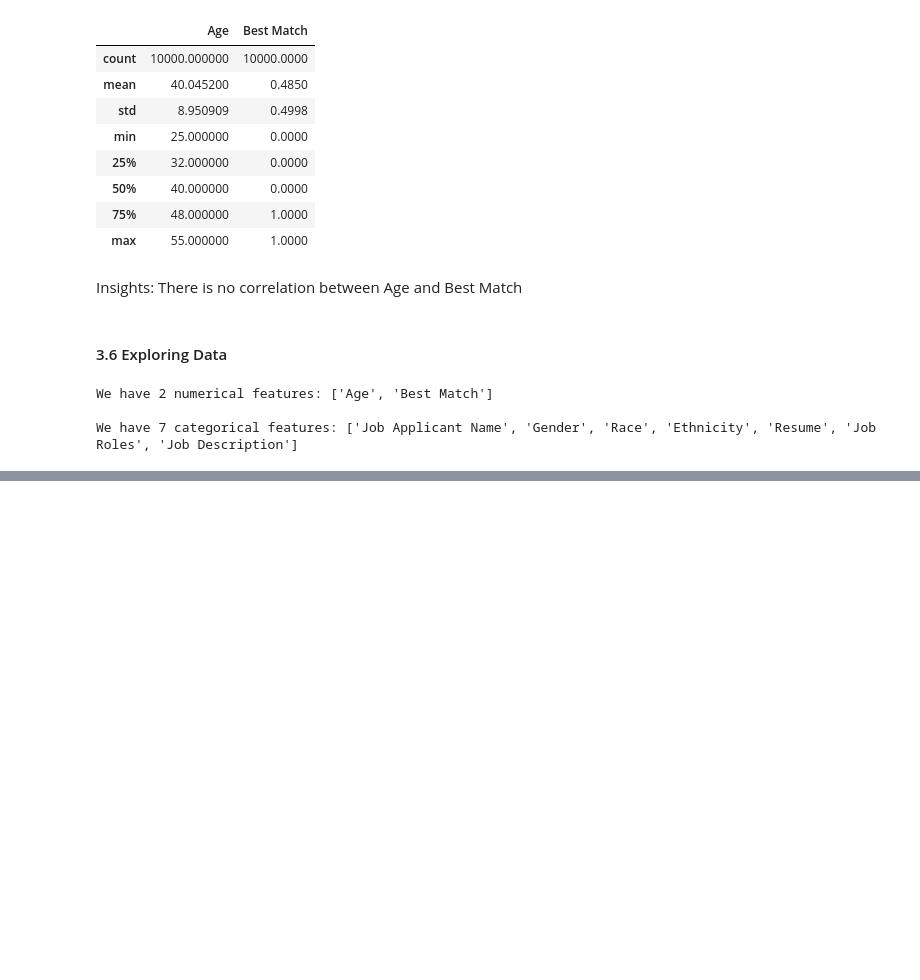
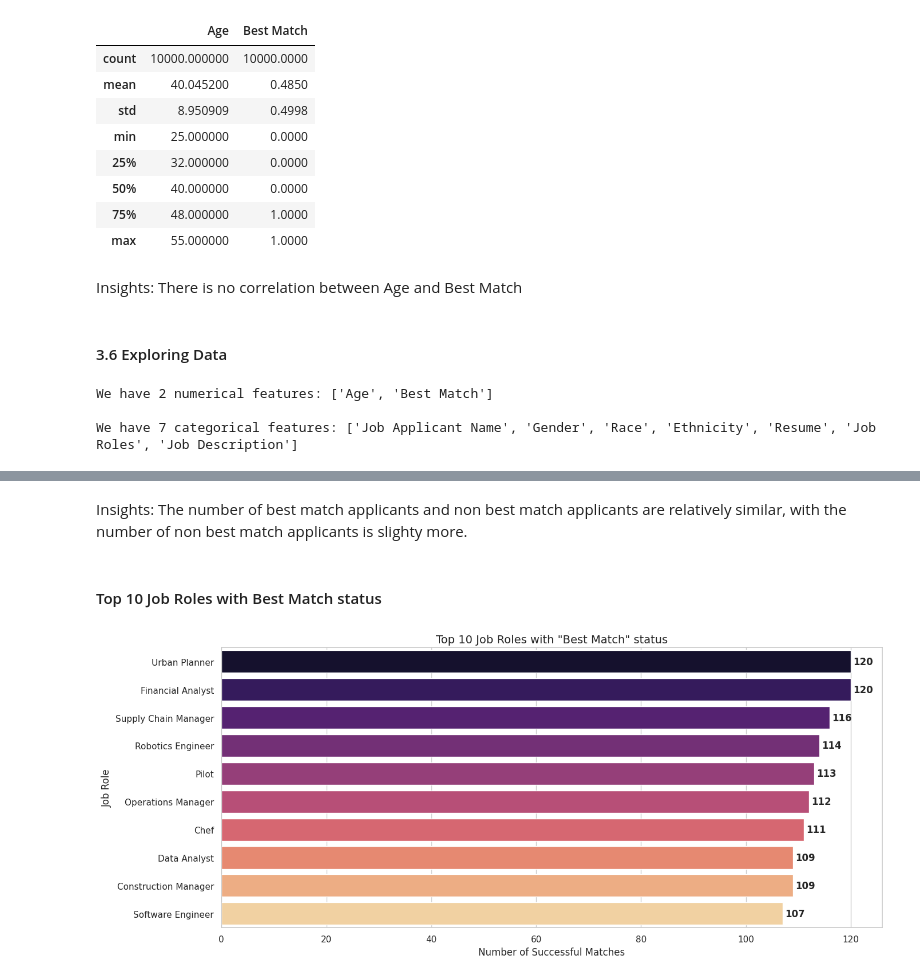
Before and after one commit to Wonderboi693/Resume-screening_Model, a Jupyter notebook: backend/notebooks/EDA_Resume-screening_Model.ipynb, the cells around one changed output, grey strips where cells are left out. Saved outputs shown, nothing was run; the diff lists cells and outputs as text; code cells hidden in the pictures; blank space fills up the shorter version.

```diff
--- a/backend/notebooks/EDA_Resume-screening_Model.ipynb
+++ b/backend/notebooks/EDA_Resume-screening_Model.ipynb
@@ -156,0 +175,24 @@ We have 7 categorical features: ['Job Applicant Name', 'Gender', 'Race', 'Ethnic
+# %% [markdown]
+Insights: The number of best match applicants and non best match applicants are relatively similar, with the number of non best match applicants is slighty more.
+# %% [markdown]
+#### Top 10 Job Roles with Best Match status
+# %%
+plt.figure(figsize=(14, 6))
+
+best_matches_only = df[df['Best Match'] == 1]
+
+top_roles = best_matches_only['Job Roles'].value_counts().head(10)
+
+ax = sns.barplot(x=top_roles, y=top_roles.index, palette='magma')
+
+for container in ax.containers:
+    ax.bar_label(container, fontsize=12, fontweight='bold', padding=3)
+
+plt.title('Top 10 Job Roles with "Best Match" status', fontsize=14)
+plt.xlabel('Number of Successful Matches', fontsize=12)
+plt.ylabel('Job Role', fontsize=12)
+
+plt.tight_layout()
+plt.show()
+# %% [output]
+[figure, added]
```
Also changed, not shown: parts of 26 cells of this notebook.
